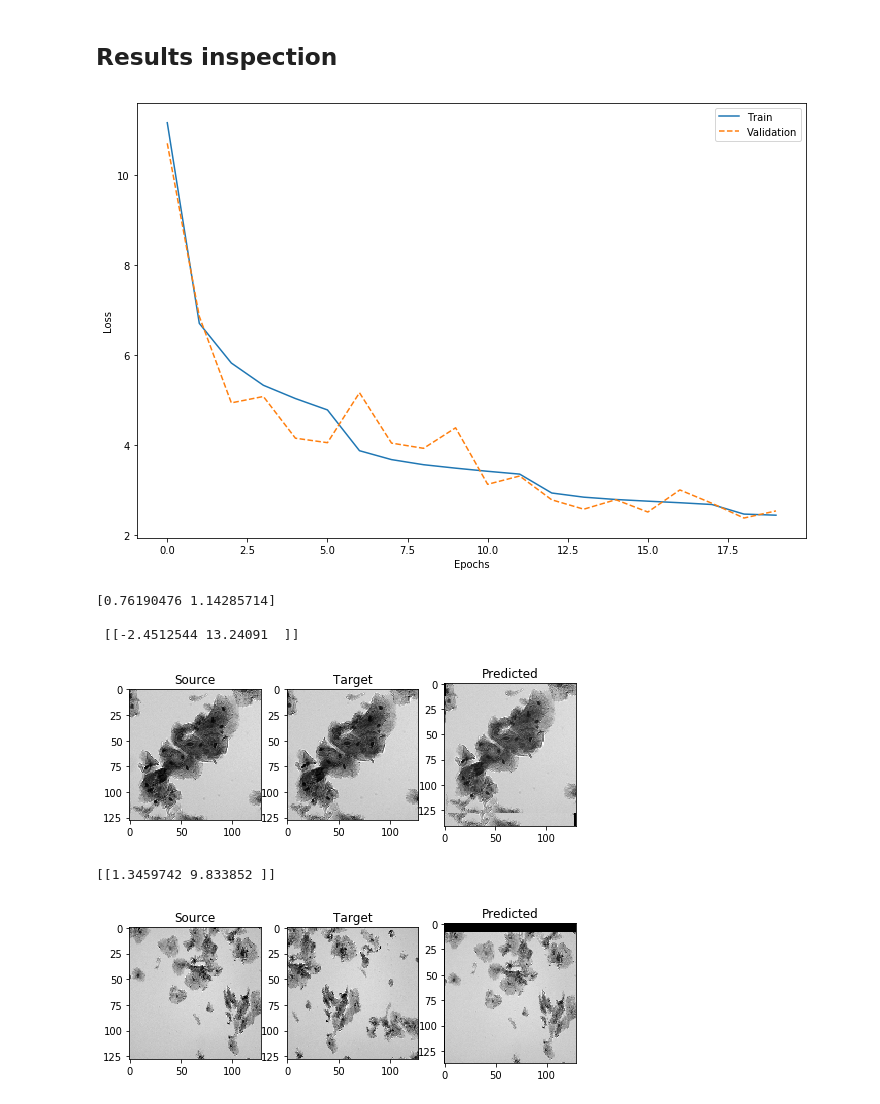
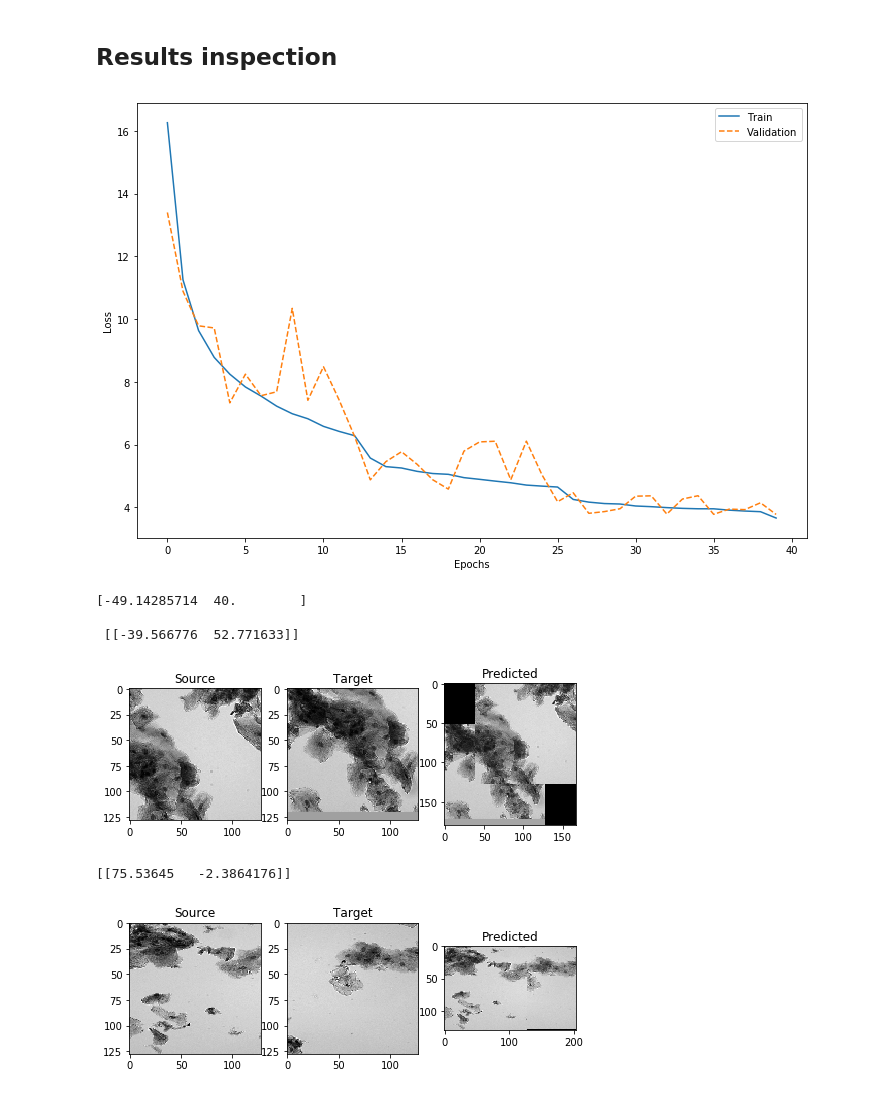
Before and after one commit to tristaaan/stitch-eval, a Jupyter notebook: notebooks/HomograpyNet-rigid.ipynb, the cells around one changed output. Cells and saved outputs as stored; diff of their text form; code cells hidden in the pictures.

```diff
--- a/notebooks/HomograpyNet-rigid.ipynb
+++ b/notebooks/HomograpyNet-rigid.ipynb
@@ -48,7 +48,7 @@ def load_img_paths(target):
     return glob.glob(target + '/*.tif')
 
 data_dir = r'../data'
-original_data_dir = path.join(data_dir, 'hnet_rigid_training_128')
+original_data_dir = path.join(data_dir, 'hnet_rigid_training_128_2019-05-13')
 all_files = pd.read_csv(path.join(original_data_dir, 'homographies.tsv'), sep='\t')
 all_files.head()
 # %% [output]
@@ -152,7 +152,7 @@ def homography_regression_model(input_dims):
     x = conv_block(x,           128) # 3
     x = conv_block(x,           128) # 4
     x = Flatten()(x)
-#     x = Dropout(0.5)(x)
+    x = Dropout(0.5)(x)
 
     x = Dense(1024, name='FC_1024')(x)
     x = Dropout(0.5)(x)
@@ -361,6 +364,11 @@ Epoch 00020: val_loss did not improve from 2.37231
 # %% [markdown]
 ## Results inspection
 # %%
+import json
+
+with open('tmp/%s.json' % out_name, 'w') as fh:
+    fh.write(json.dumps(hist.history))
+
 plt.figure(figsize=(12,8))
 plt.plot(hist.epoch,hist.history['loss'],    label='Train')
 plt.plot(hist.epoch,hist.history['val_loss'],label='Validation',linestyle='--')
@@ -369,12 +377,12 @@ plt.ylabel('Loss')
 plt.legend()
 plt.show()
 # %% [output]
-[figure, old version]
+[figure, new version]
 # %%
 # load model if needed
 my_model = homography_regression_model(img_size)
 my_model.compile(optimizer=opt, loss=euclidean_distance)
-my_model.load_weights('tmp/rigid-hnet-weights-16-128-40k-lr-001.hdf5')
+my_model.load_weights('tmp/rigid-hnet-weights-16-128-40k-1drop-2019-05-13.hdf5')
 # %%
 import cv2
 from numpy.random import randint
@@ -425,7 +433,7 @@ def invert(im):
     return abs(255 - im)
 
 test_dir = r'../data/learning'
-im1 = imread(test_dir + '/Tp26_Y004_X005_040.tif')
+im1 = imread(test_dir + '/Tp26_Y002_X001_040.tif')
 im1 = cv2.resize(im1, (672,512), interpolation=cv2.INTER_NEAREST)
 
 new_patch_size = 672//2
@@ -448,27 +456,28 @@ predicted = merge(p_a, p_b, H_2pt[0][0], H_2pt[0][1])
 print(H_act, '\n\n', H_2pt)
 compare_all(p_a, p_b, predicted)
 # %% [output]
-[0.76190476 1.14285714]
+[-49.14285714  40.        ]
 
- [[-2.4512544 13.24091  ]]
+ [[-39.566776  52.771633]]
-[figure, old version]
+[figure, new version]
 # %%
 test_dir = r'../data/learning'
 
-im1 = img_to_array(imread(test_dir + '/Tp26_Y000_X005_040.tif'))#[256:256+512, :660]
+im1 = img_to_array(imread(test_dir + '/Tp26_Y001_X008_040.tif'))[:, :677]
 im1 = cv2.resize(im1, img_size, interpolation=cv2.INTER_NEAREST)
 
-im2 = img_to_array(imread(test_dir + '/Tp26_Y000_X006_040.tif'))#[512:, 660:]
+im2 = img_to_array(imread(test_dir + '/Tp26_Y001_X009_040.tif'))[:, 677:]
 im2 = cv2.resize(im2, img_size, interpolation=cv2.INTER_NEAREST)
 
 test_im = np.dstack((invert(im1), invert(im2)))
 test_im = test_im.reshape(1, *test_im.shape)
-H_4pt = my_model.predict(test_im)
-predicted = pad(im1, *H_4pt[0])
-# predicted = cv2.warpPerspective(im1, H_pred, img_size, flags=cv2.INTER_NEAREST)
+H_2pt = my_model.predict(test_im)
+# predicted = pad(im1, *H_2pt[0])
 
-print(H_4pt)
+predicted = merge(im1, im2, H_2pt[0][0], H_2pt[0][1])
+
+print(H_2pt)
 compare_all(im1, im2, predicted)
 # %% [output]
-[[1.3459742 9.833852 ]]
+[[75.53645   -2.3864176]]
-[figure, old version]
+[figure, new version]
```
Also changed, not shown: parts of 7 cells of this notebook, 2 other files.
